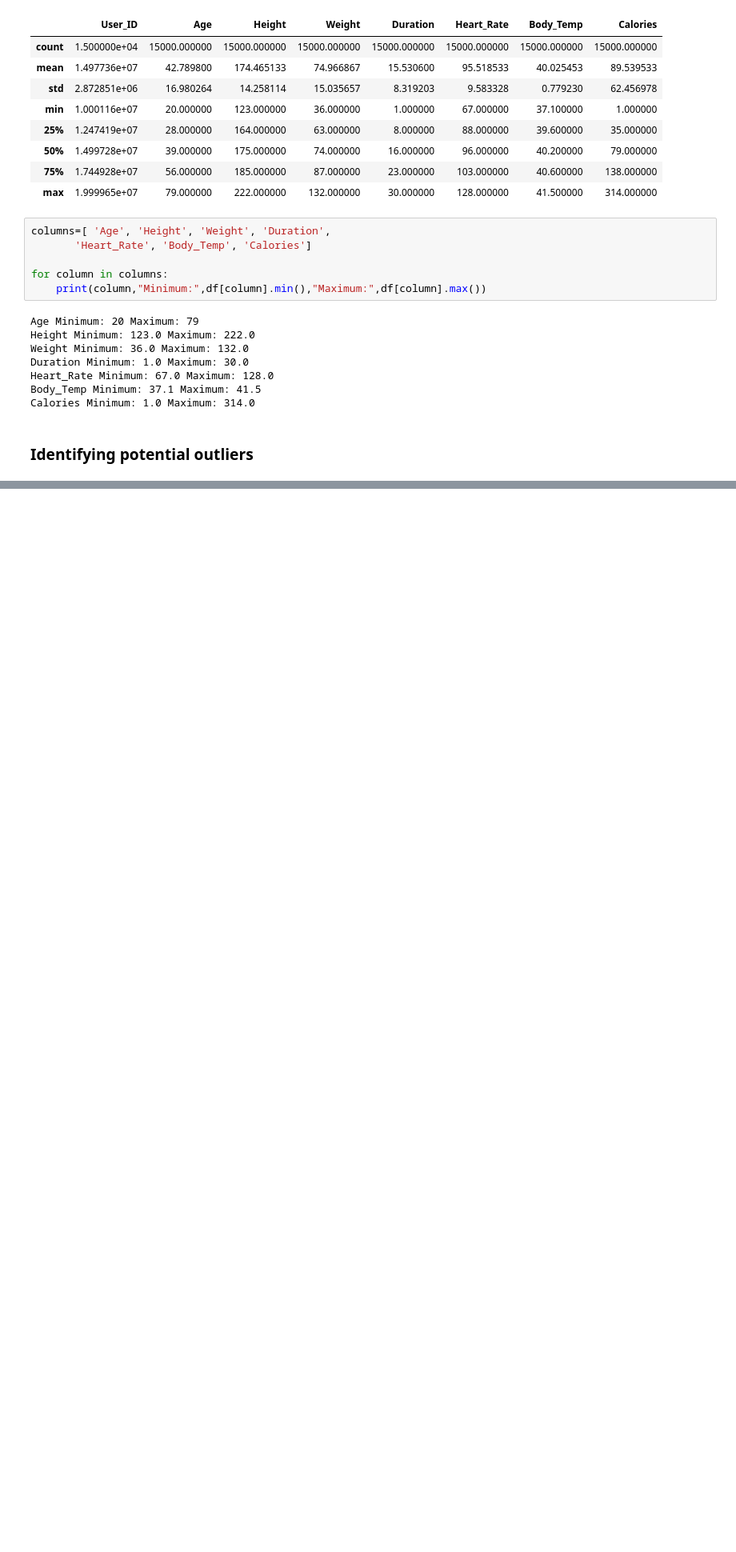
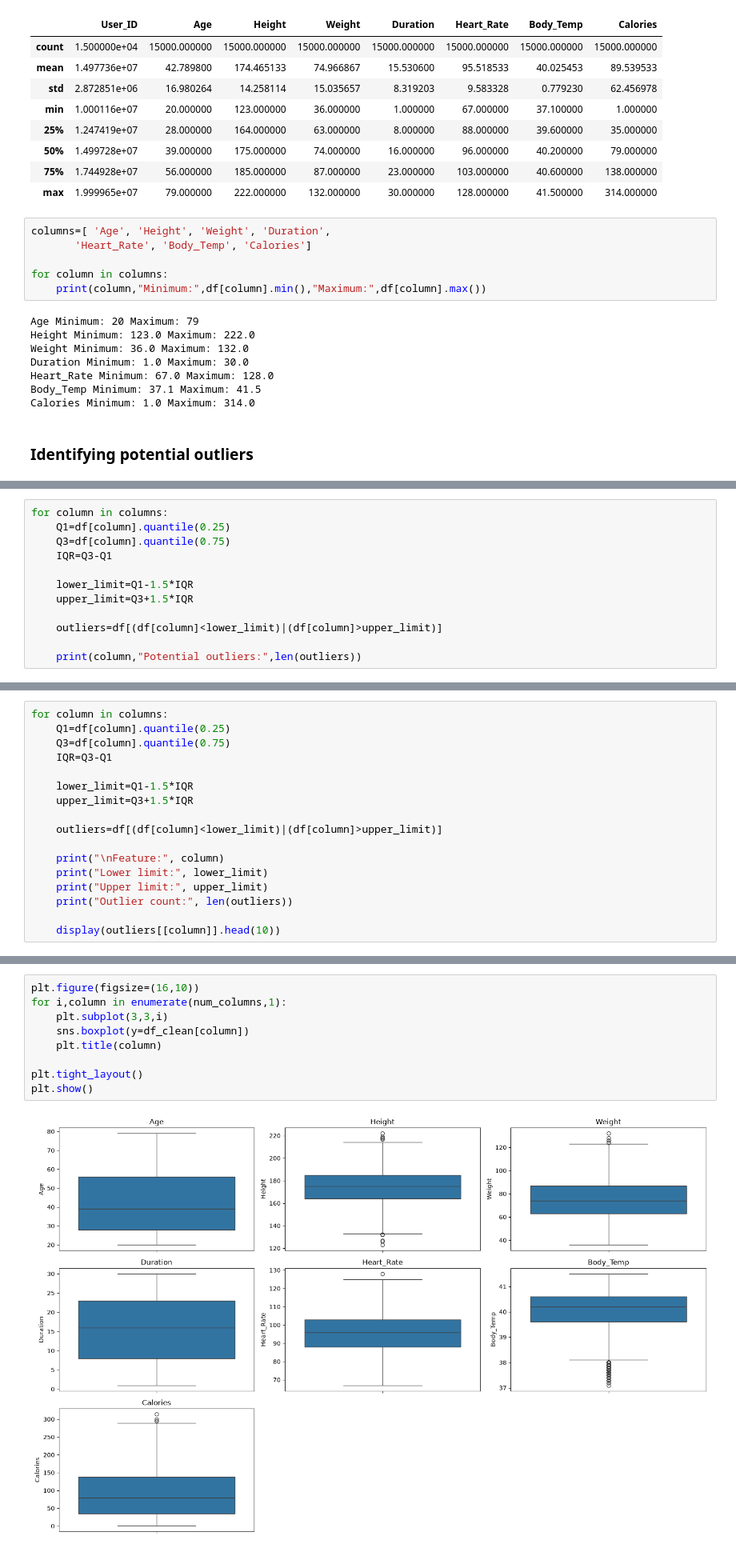
Before and after one commit to Jayadevika-jd/FitPredict, a Jupyter notebook: Notebooks/Fitpredict_preprocessinng.ipynb, the cells around one changed output, grey strips where cells are left out. Shown at 80% size. Drawn from its saved outputs; the diff is of its cells as text; blank space fills up the shorter version.

```diff
--- a/Notebooks/Fitpredict_preprocessinng.ipynb
+++ b/Notebooks/Fitpredict_preprocessinng.ipynb
@@ -185,0 +161,12 @@ Calories Potential outliers: 4
+# %%
+for column in columns:
+    Q1=df[column].quantile(0.25)
+    Q3=df[column].quantile(0.75)
+    IQR=Q3-Q1
+
+    lower_limit=Q1-1.5*IQR
+    upper_limit=Q3+1.5*IQR
+
+    outliers=df[(df[column]<lower_limit)|(df[column]>upper_limit)]
+
+    print(column,"Potential outliers:",len(outliers))
@@ -185,0 +183,17 @@ Calories Potential outliers: 4
+# %%
+for column in columns:
+    Q1=df[column].quantile(0.25)
+    Q3=df[column].quantile(0.75)
+    IQR=Q3-Q1
+
+    lower_limit=Q1-1.5*IQR
+    upper_limit=Q3+1.5*IQR
+
+    outliers=df[(df[column]<lower_limit)|(df[column]>upper_limit)]
+
+    print("\nFeature:", column)
+    print("Lower limit:", lower_limit)
+    print("Upper limit:", upper_limit)
+    print("Outlier count:", len(outliers))
+
+    display(outliers[[column]].head(10))
@@ -185,0 +358,11 @@ Calories Potential outliers: 4
+# %%
+plt.figure(figsize=(16,10))
+for i,column in enumerate(num_columns,1):
+    plt.subplot(3,3,i)
+    sns.boxplot(y=df_clean[column])
+    plt.title(column)
+
+plt.tight_layout()
+plt.show()
+# %% [output]
+[figure, added]
```
Also changed, not shown: parts of 19 cells of this notebook, 1 other file.
